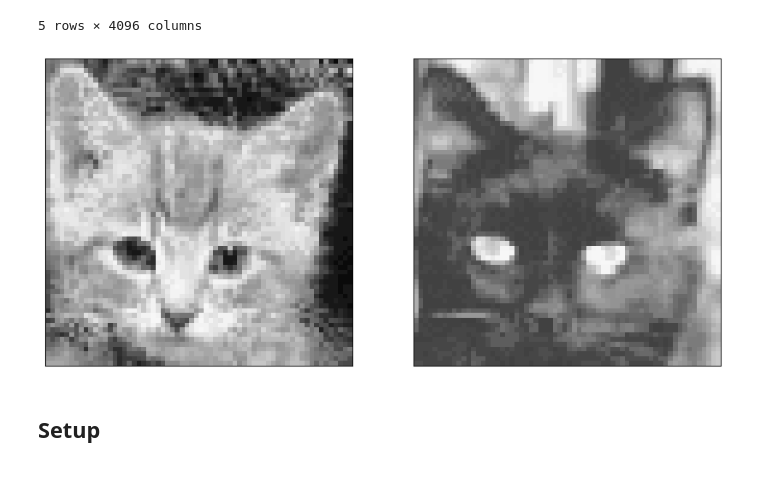
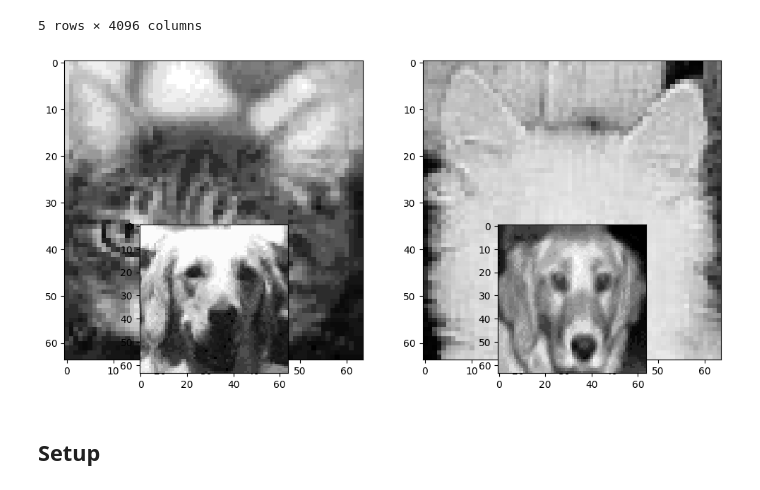
Before and after one commit to lucamodica/statistical-learning-for-big-data, a Jupyter notebook: projects/project2/project2.ipynb, the cells around one changed output. Drawn from its saved outputs; the diff is of its cells as text; code cells hidden in the pictures.

```diff
--- a/projects/project2/project2.ipynb
+++ b/projects/project2/project2.ipynb
@@ -57,3 +56,7 @@ X_cats_dogs = pd.read_csv('../data/CATSnDOGS.csv')
+# %%
+# read cats and dogs data
+X_cats_dogs = pd.read_csv('../data/CATSnDOGS.csv')
+Y_cats_dogs = pd.read_csv('../data/CATSnDOGSlabels.csv')
 # %%
 def splits(X, Y, gaussian_noise_factor=0, test_size=0.2):
     ''' Split into train and test. Includes noise and mislabeling. '''
@@ -77,21 +80,35 @@ X_cats_dogs.head()
 # %%
 def rotateM(x):
     return np.transpose(np.apply_along_axis(np.flip, 0, x))
 
-# ssc = np.random.choice(np.where(Labels == 0)[0], 2, replace=False)
-# ssd = np.random.choice(np.where(Labels == 1)[0], 2, replace=False)
+ssc = np.random.choice(np.where(Y_cats_dogs == 0)[0], 2, replace=False)
+ssd = np.random.choice(np.where(Y_cats_dogs == 1)[0], 2, replace=False)
 
-fig, axs = plt.subplots(1, 2, figsize=(12, 6))
-for i, ax in enumerate(axs):
-    # convert series in numpy array and reshape to 64x64
-    image = X_cats_dogs.iloc[i].values.reshape(64, 64)
-    ax.imshow(rotateM(image), cmap='gray', vmin=0, vmax=255)
-    ax.set_xticks([])
-    ax.set_yticks([])
+plt.figure(figsize=(12, 6))
+
+plt.subplot(1, 2, 1)
+plt.imshow(rotateM(X_cats_dogs.iloc[ssc[0], :].values.reshape(64, 64)), cmap='gray')
+plt.xlabel('')
+plt.ylabel('')
+
+plt.subplot(1, 2, 2)
+plt.imshow(rotateM(X_cats_dogs.iloc[ssc[1], :].values.reshape(64, 64)), cmap='gray')
+plt.xlabel('')
+plt.ylabel('')
+
+plt.subplot(2, 2, 3)
+plt.imshow(rotateM(X_cats_dogs.iloc[ssd[0], :].values.reshape(64, 64)), cmap='gray')
+plt.xlabel('')
+plt.ylabel('')
+
+plt.subplot(2, 2, 4)
+plt.imshow(rotateM(X_cats_dogs.iloc[ssd[1], :].values.reshape(64, 64)), cmap='gray')
+plt.xlabel('')
+plt.ylabel('')
 
 plt.show()
 # %% [output]
-[figure, old version]
+[figure, new version]
 # %% [markdown]
 ## Setup
 # %% [markdown]
```
Also changed, not shown: parts of 18 cells of this notebook, 13 other files.
